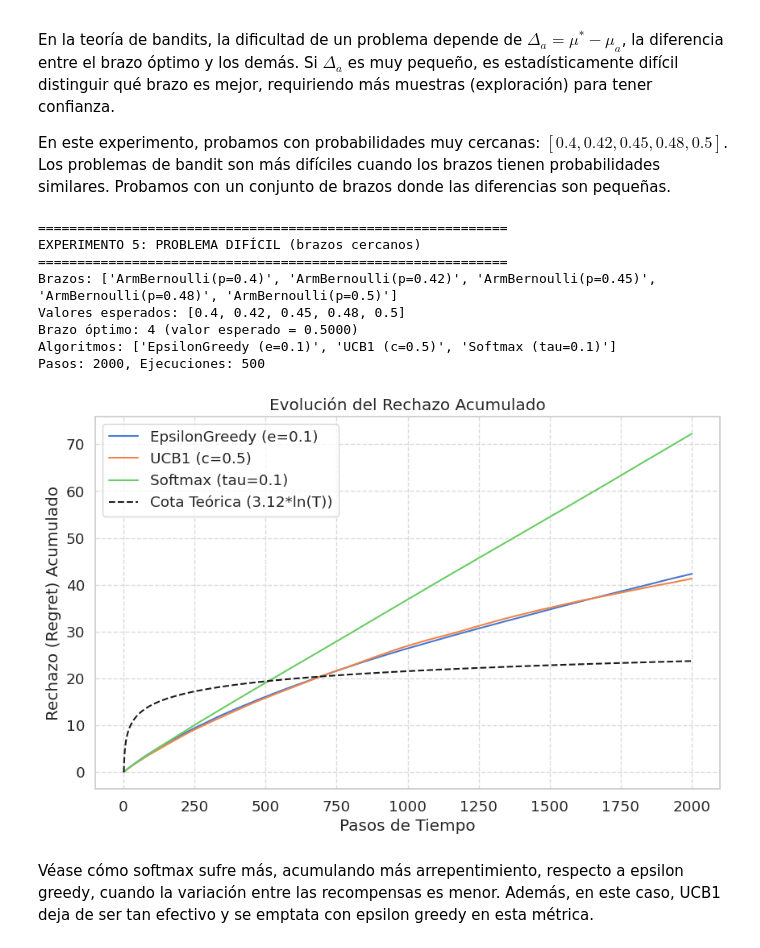
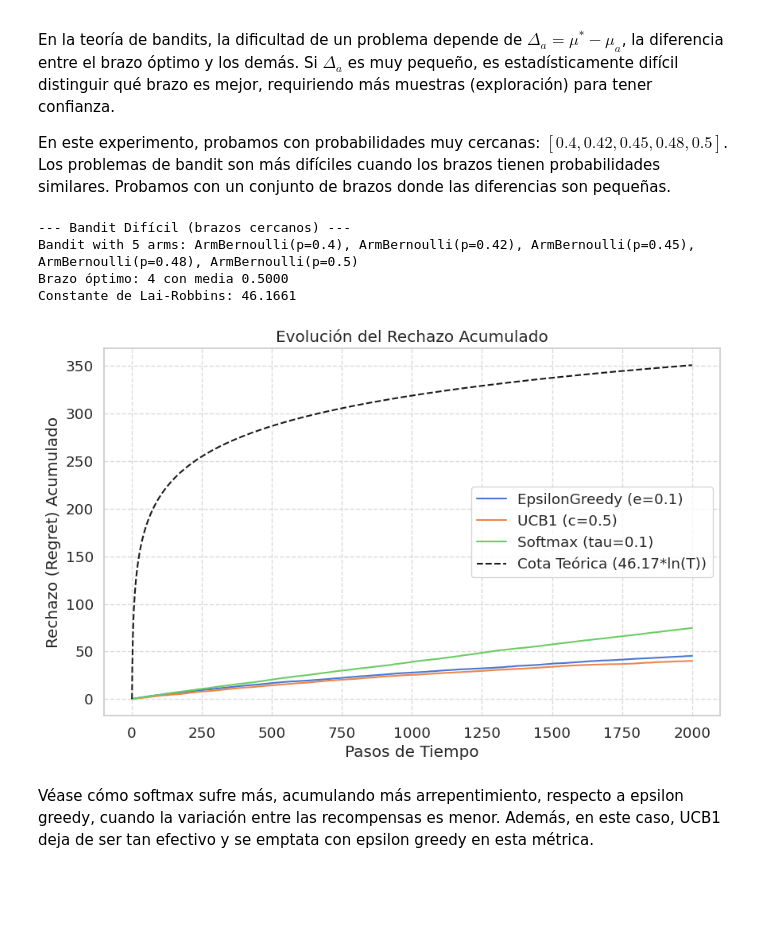
Before and after one commit to rafelsalgueiro/GallegoSalgueiroVera, a Jupyter notebook: k_brazos/estudio_bernoulli.ipynb, the cells around one changed output. Saved outputs shown, nothing was run; the diff lists cells and outputs as text; code cells hidden in the pictures; blank space fills up the shorter version.

```diff
--- a/k_brazos/estudio_bernoulli.ipynb
+++ b/k_brazos/estudio_bernoulli.ipynb
@@ -437,17 +388,16 @@ Los problemas de bandit son más difíciles cuando los brazos tienen probabilida
 Probamos con un conjunto de brazos donde las diferencias son pequeñas.
 # %%
 # Brazos con probabilidades cercanas (difícil de distinguir)
-arms_hard = [
+hard_bandit = Bandit(arms=[
     BernoulliArm(0.4),
     BernoulliArm(0.42),
     BernoulliArm(0.45),
     BernoulliArm(0.48),
     BernoulliArm(0.5),
-]
+])
 
-print("=" * 60)
-print("EXPERIMENTO 5: PROBLEMA DIFÍCIL (brazos cercanos)")
-print("=" * 60)
+hard_lai_robbins = hard_bandit.get_theoretical_constant()
+show_bandit_info(hard_bandit, "Bandit Difícil (brazos cercanos)")
 
 agents_hard = [
     EpsilonGreedyAgent(k, epsilon=0.1),
@@ -456,23 +406,25 @@ agents_hard = [
 ]
 
 # Aumentamos los pasos porque el problema es más difícil
-agents_hard, regret_hard, optimal_hard = run_experiment(
-    arms_hard, agents_hard, n_steps=2000, n_runs=500
+hard_steps = 2000
+hard_runs = 500
+rewards_hard, optimal_hard = run_experiment(
+    hard_bandit, agents_hard, hard_steps, hard_runs
 )
 # %% [output]
-============================================================
-EXPERIMENTO 5: PROBLEMA DIFÍCIL (brazos cercanos)
-============================================================
-Brazos: ['ArmBernoulli(p=0.4)', 'ArmBernoulli(p=0.42)', 'ArmBernoulli(p=0.45)', 'ArmBernoulli(p=0.48)', 'ArmBernoulli(p=0.5)']
-Valores esperados: [0.4, 0.42, 0.45, 0.48, 0.5]
-Brazo óptimo: 4 (valor esperado = 0.5000)
-Algoritmos: ['EpsilonGreedy (e=0.1)', 'UCB1 (c=0.5)', 'Softmax (tau=0.1)']
-Pasos: 2000, Ejecuciones: 500
+--- Bandit Difícil (brazos cercanos) ---
+Bandit with 5 arms: ArmBernoulli(p=0.4), ArmBernoulli(p=0.42), ArmBernoulli(p=0.45), ArmBernoulli(p=0.48), ArmBernoulli(p=0.5)
+Brazo óptimo: 4 con media 0.5000
+Constante de Lai-Robbins: 46.1661
 # %%
 # Regret en problema difícil
-plot_regret(2000, regret_hard, agents_hard, cte=lai_robbins_cte)
+_, optimal_value_hard = hard_bandit.optimal_arm
+regret_per_step = optimal_value_hard - rewards_hard
+cumulative_regret = np.cumsum(regret_per_step, axis=1)
+
+plot_regret(hard_steps, cumulative_regret, agents_hard, cte=hard_lai_robbins)
 # %% [output]
-[figure, old version]
+[figure, new version]
 # %% [markdown]
 Véase cómo softmax sufre más, acumulando más arrepentimiento, respecto a epsilon greedy, cuando la variación entre las recompensas es menor. Además, en este caso, UCB1 deja de ser tan efectivo y se emptata con epsilon greedy en esta métrica.
 # %%
```
Also changed, not shown: parts of 33 cells of this notebook, 4 other files.
